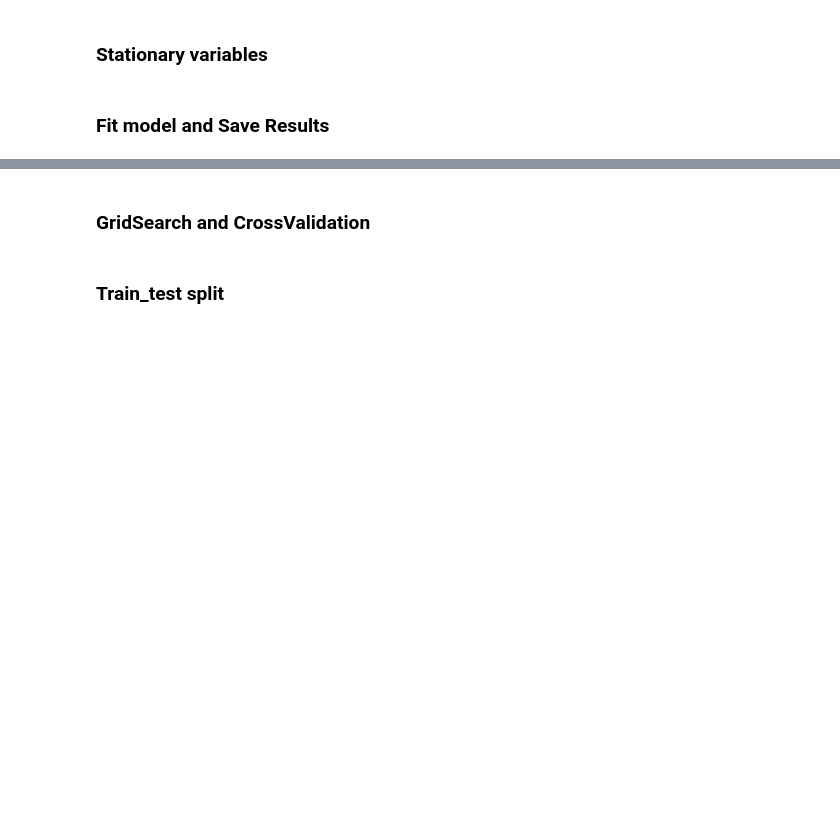
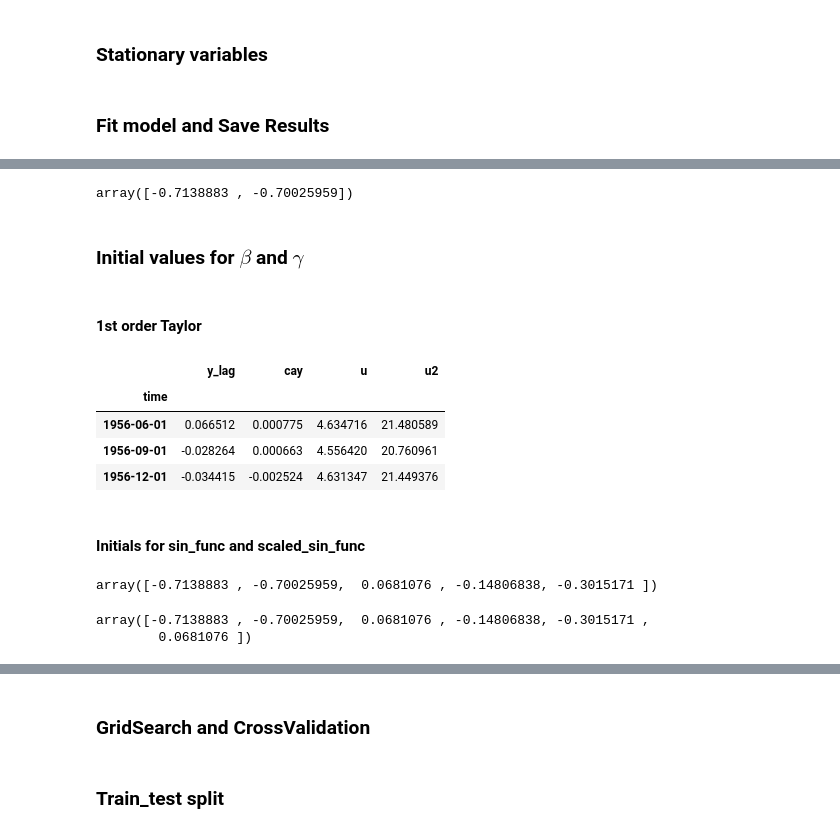
Before and after one commit to fatjudy/Nonlinear-Models-in-Time-Series-Analysis, a Jupyter notebook: Nonlinear Model Estimation.ipynb, the cells around one changed output, grey strips where cells are left out. Drawn from its saved outputs; the diff is of its cells as text; code cells hidden in the pictures; blank space fills up the shorter version.

```diff
--- a/Nonlinear Model Estimation.ipynb
+++ b/Nonlinear Model Estimation.ipynb
@@ -340,0 +311,10 @@ LR_O1.intercept_
+# %%
+alpha = np.append(1,LR_theta.coef_)
+theta = np.array(-alpha/np.linalg.norm(alpha))
+theta
+# %% [output]
+array([-0.7138883 , -0.70025959])
+# %% [markdown]
+### Initial values for $\beta$ and $\gamma$
+# %% [markdown]
+#### 1st order Taylor
@@ -340,0 +323,10 @@ LR_O1.intercept_
+# %%
+X_order1 = station
+X_order1['u'] = u
+X_order1.head(3)
+# %% [output]
+|  | y_lag | cay | u | u2 |
+| time |  |  |  |  |
+| 1956-06-01 | 0.066512 | 0.000775 | 4.634716 | 21.480589 |
+| 1956-09-01 | -0.028264 | 0.000663 | 4.556420 | 20.760961 |
+| 1956-12-01 | -0.034415 | -0.002524 | 4.631347 | 21.449376 |
@@ -340,0 +335,13 @@ LR_O1.intercept_
+# %% [markdown]
+#### Initials for sin_func and scaled_sin_func
+# %%
+ini_sin = np.append(np.append(theta,LR_O1.coef_[:d2]), LR_O1.intercept_)
+ini_sin
+# %% [output]
+array([-0.7138883 , -0.70025959,  0.0681076 , -0.14806838, -0.3015171 ])
+# %%
+ini_scaled_sin = np.append(np.append(theta, LR_O1.coef_[:d2]),([LR_O1.intercept_], [LR_O1.coef_[0]]))
+ini_scaled_sin
+# %% [output]
+array([-0.7138883 , -0.70025959,  0.0681076 , -0.14806838, -0.3015171 ,
+        0.0681076 ])
```
Also changed, not shown: parts of 36 cells of this notebook, 1 other file.
